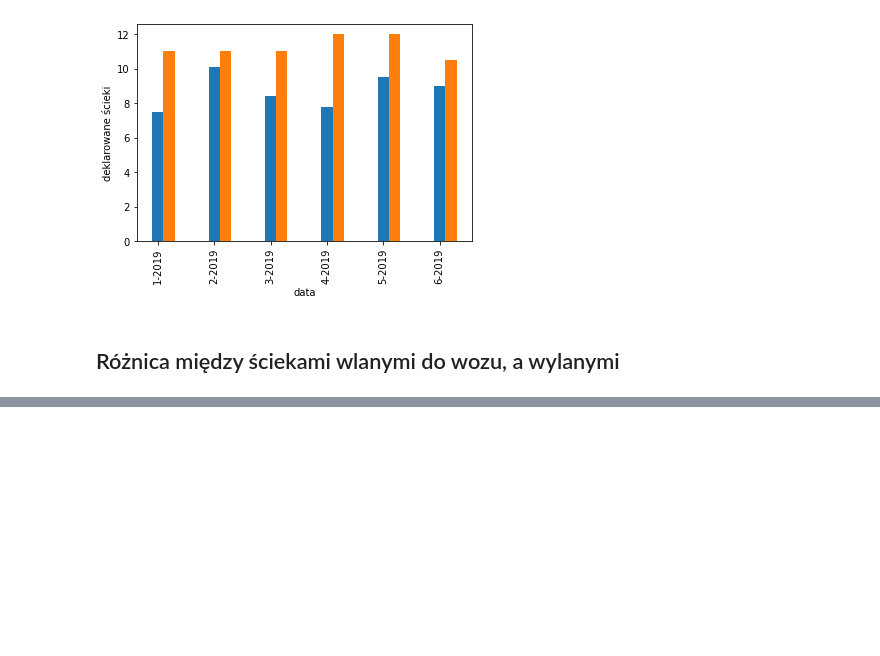
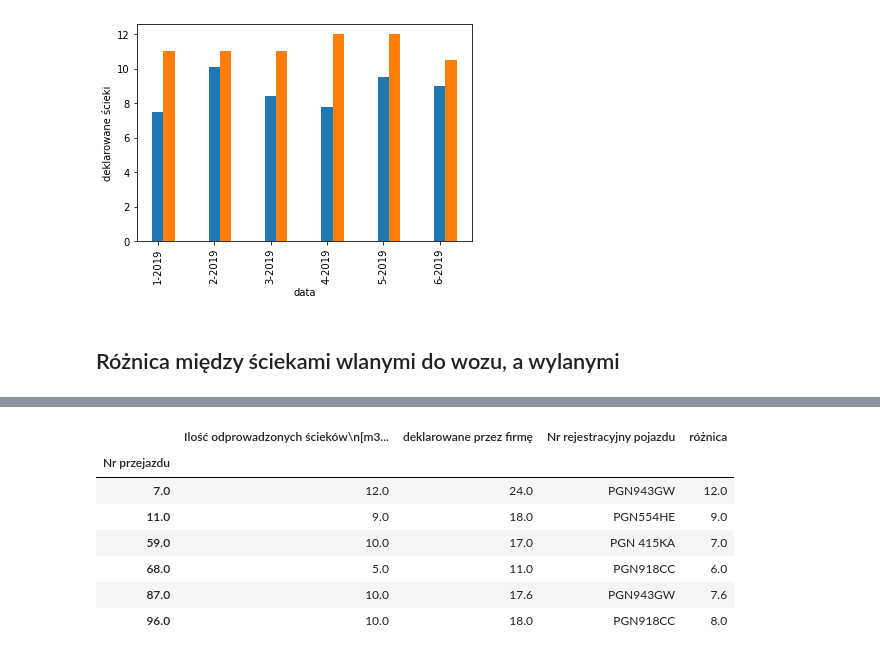
Before and after one commit to hackathonteam/klimaton_back, a Jupyter notebook: mocked_data.ipynb, the cells around one changed output, grey strips where cells are left out. Cells and saved outputs as stored; diff of their text form; code cells hidden in the pictures; blank space fills up the shorter version.

```diff
--- a/mocked_data.ipynb
+++ b/mocked_data.ipynb
@@ -111,0 +191,12 @@ deklarowane =
+# %%
+podejrzane_przejazdy = sum_vs.where(sum_vs["różnica"] > 1).dropna(axis=0)
+podejrzane_przejazdy
+# %% [output]
+|  | Ilość odprowadzonych ścieków\n[m3... | deklarowane przez firmę | Nr rejestracyjny pojazdu | różnica |
+| Nr przejazdu |  |  |  |  |
+| 7.0 | 12.0 | 24.0 | PGN943GW | 12.0 |
+| 11.0 | 9.0 | 18.0 | PGN554HE | 9.0 |
+| 59.0 | 10.0 | 17.0 | PGN 415KA | 7.0 |
+| 68.0 | 5.0 | 11.0 | PGN918CC | 6.0 |
+| 87.0 | 10.0 | 17.6 | PGN943GW | 7.6 |
+| 96.0 | 10.0 | 18.0 | PGN918CC | 8.0 |
```
Also changed, not shown: parts of 10 cells of this notebook.
